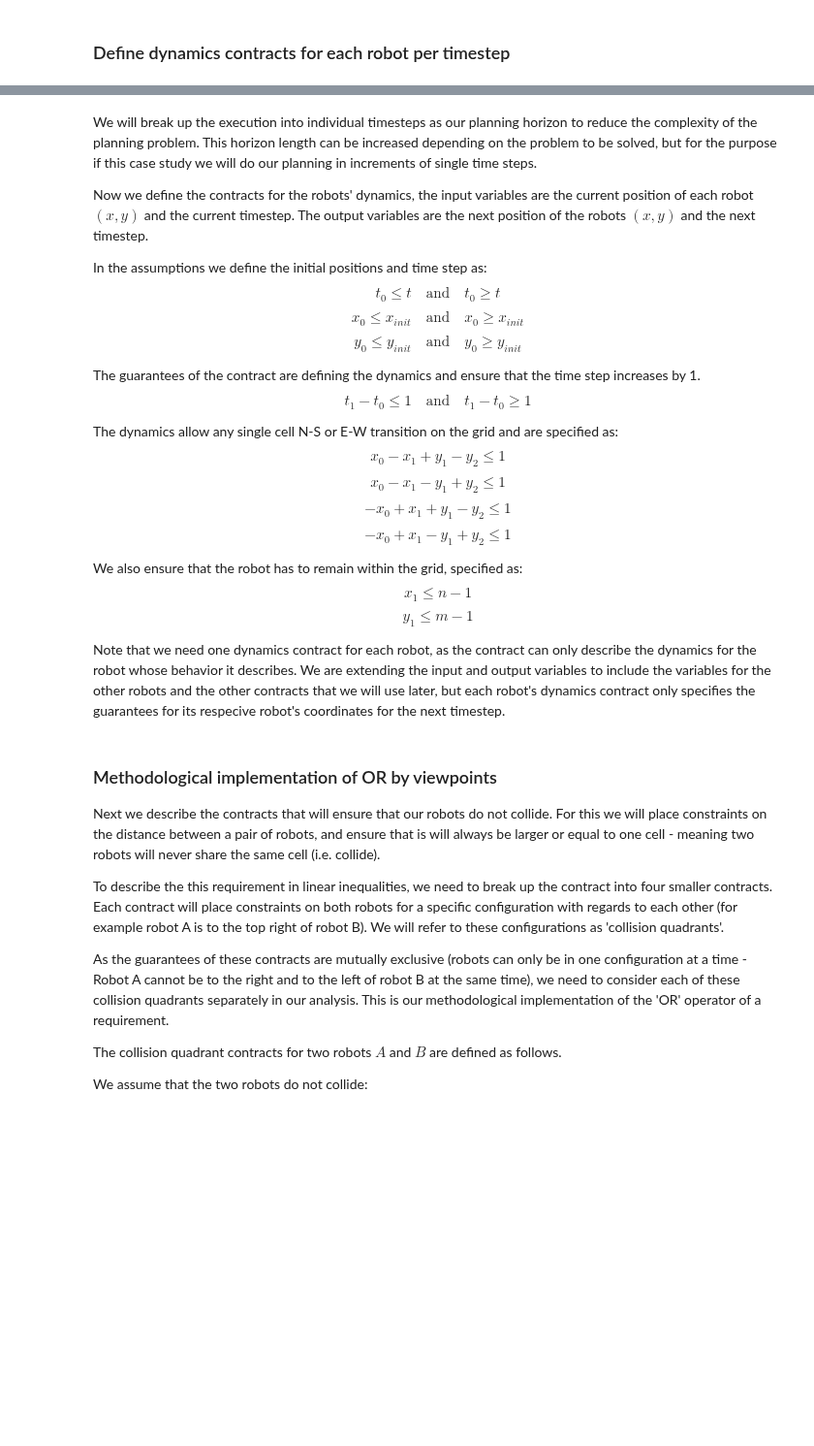
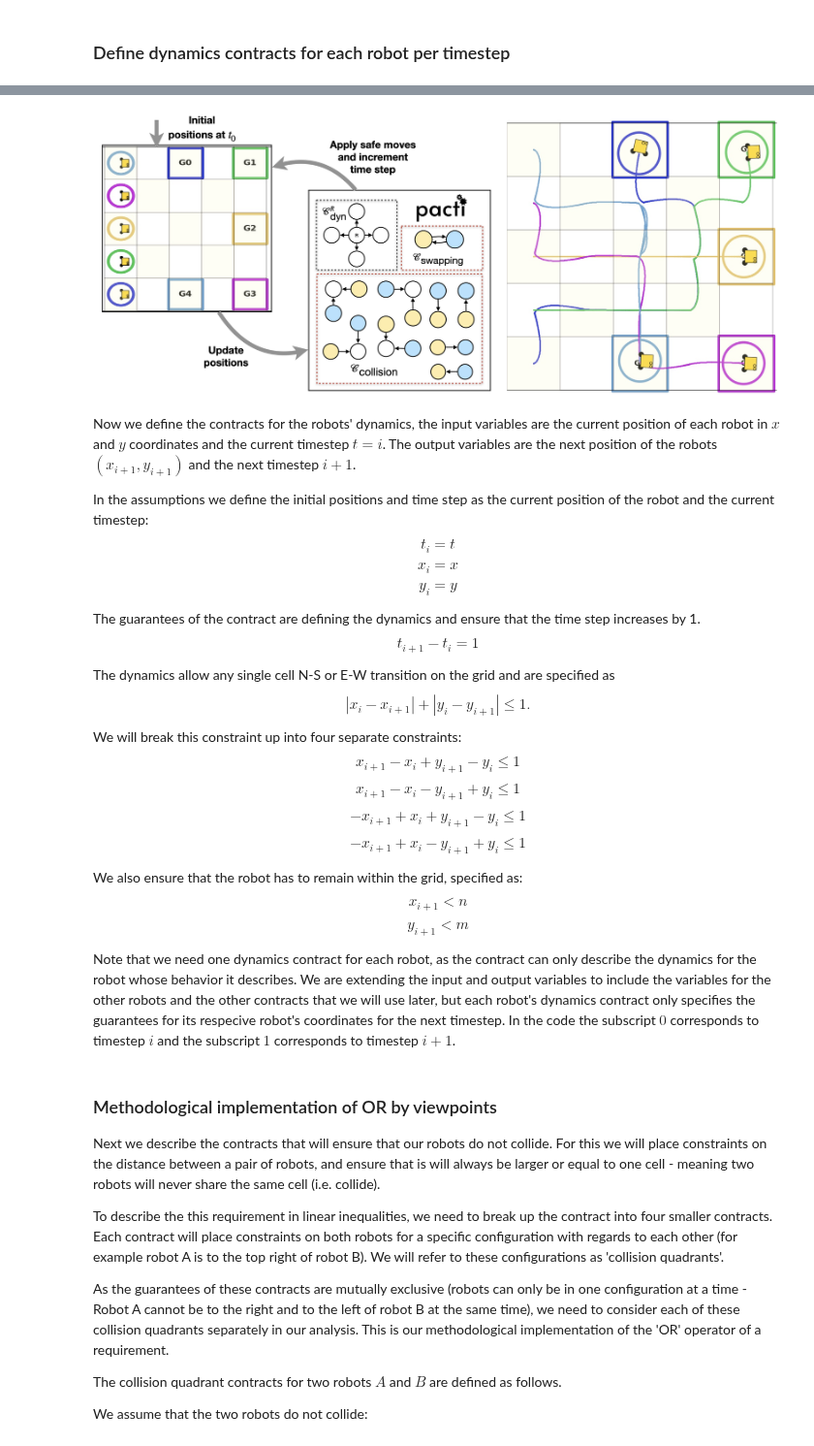
Before and after one commit to pacti-org/cs-multiagent-planning, a Jupyter notebook: multiagent.ipynb, the cells around one changed output, grey strips where cells are left out. Shown at 97% size. Saved outputs shown, nothing was run; the diff lists cells and outputs as text; code cells hidden in the pictures; blank space fills up the shorter version.

Commit message:
polish notebook and use new contract parser

```diff
--- a/multiagent.ipynb
+++ b/multiagent.ipynb
@@ -35,24 +56,29 @@ plot_grid_world(n,m,robots)
+# %%
+from IPython.display import Image
+Image("multiagent_overview.png")
+# %% [output]
+[figure, added]
 # %% [markdown]
-We will break up the execution into individual timesteps as our planning horizon to reduce the complexity of the planning problem. This horizon length can be increased depending on the problem to be solved, but for the purpose if this case study we will do our planning in increments of single time steps.
+Now we define the contracts for the robots' dynamics, the input variables are the current position of each robot in $x$ and $y$ coordinates and the current timestep $t=i$. The output variables are the next position of the robots $(x_{i+1},y_{i+1})$ and the next timestep $i+1$.
 
-Now we define the contracts for the robots' dynamics, the input variables are the current position of each robot $(x,y)$ and the current timestep. The output variables are the next position of the robots $(x,y)$ and the next timestep.
-
-In the assumptions we define the initial positions and time step as:
-$$t_0 \leq t \quad \text{and} \quad t_0 \geq t$$
-$$x_0 \leq x_{init} \quad \text{and} \quad x_0 \geq x_{init}$$
-$$y_0 \leq y_{init} \quad \text{and} \quad y_0 \geq y_{init}$$
+In the assumptions we define the initial positions and time step as the current position of the robot and the current timestep:
+$$t_i = t $$
+$$x_i = x$$
+$$y_i = y$$
 
 The guarantees of the contract are defining the dynamics and ensure that the time step increases by 1.
-$$t_1 - t_0 \leq 1 \quad \text{and} \quad t_1 - t_0 \geq 1$$
+$$t_{i+1} - t_i = 1$$
 
-The dynamics allow any single cell N-S or E-W transition on the grid and are specified as:
-$$x_0 - x_1 + y_1 - y_2 \leq 1$$
-$$x_0 - x_1 - y_1 + y_2 \leq 1$$
-$$-x_0 + x_1 + y_1 - y_2 \leq 1$$
-$$-x_0 + x_1 - y_1 + y_2 \leq 1$$
+The dynamics allow any single cell N-S or E-W transition on the grid and are specified as
+$$|x_i - x_{i+1}| + |y_i - y_{i+1}| \leq 1.$$
+We will break this constraint up into four separate constraints:
+$$x_{i+1} - x_i + y_{i+1} - y_i \leq 1$$
+$$x_{i+1} - x_i - y_{i+1} + y_i \leq 1$$
+$$-x_{i+1} + x_i + y_{i+1} - y_i \leq 1$$
+$$-x_{i+1} + x_i - y_{i+1} + y_i \leq 1$$
 
 We also ensure that the robot has to remain within the grid, specified as:
-$$x_1 \leq n-1$$
-$$y_1 \leq m-1$$
+$$x_{i+1} < n$$
+$$y_{i+1} < m$$
 
-Note that we need one dynamics contract for each robot, as the contract can only describe the dynamics for the robot whose behavior it describes. We are extending the input and output variables to include the variables for the other robots and the other contracts that we will use later, but each robot's dynamics contract only specifies the guarantees for its respecive robot's coordinates for the next timestep.
+Note that we need one dynamics contract for each robot, as the contract can only describe the dynamics for the robot whose behavior it describes. We are extending the input and output variables to include the variables for the other robots and the other contracts that we will use later, but each robot's dynamics contract only specifies the guarantees for its respecive robot's coordinates for the next timestep. In the code the subscript $0$ corresponds to timestep $i$ and the subscript $1$ corresponds to timestep $i+1$.
```
Also changed, not shown: parts of 22 cells of this notebook, 3 other files.
